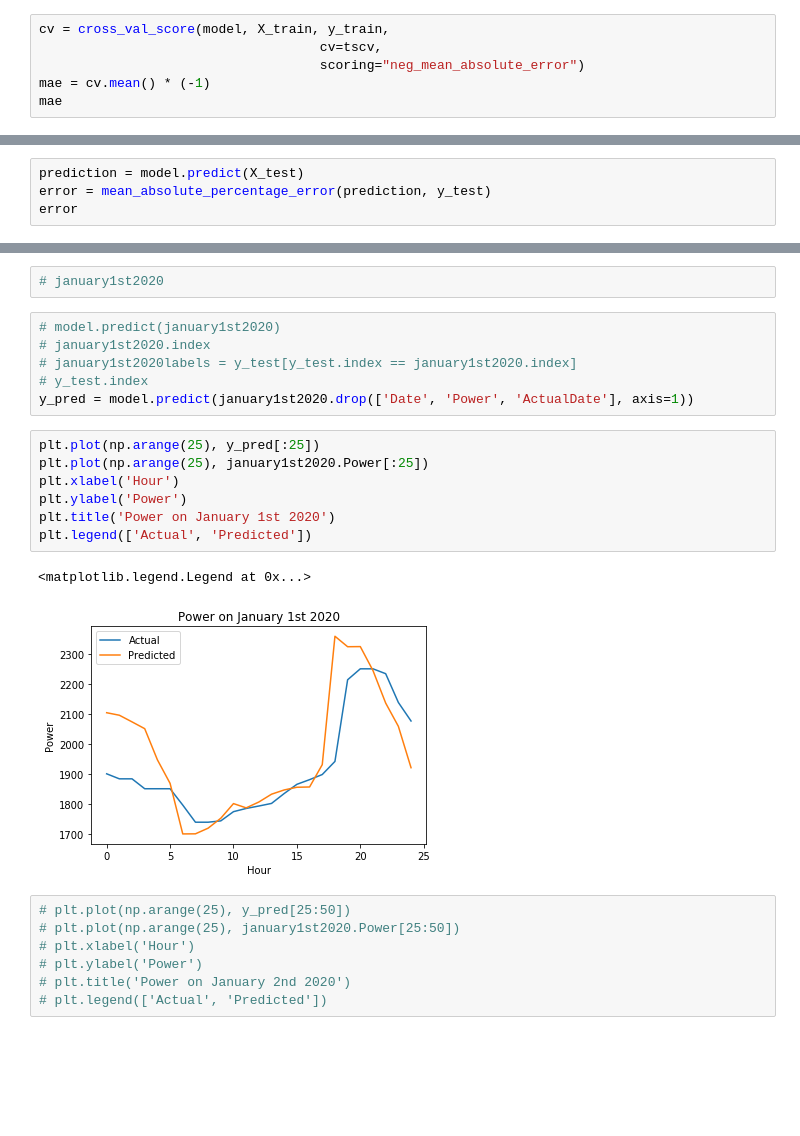
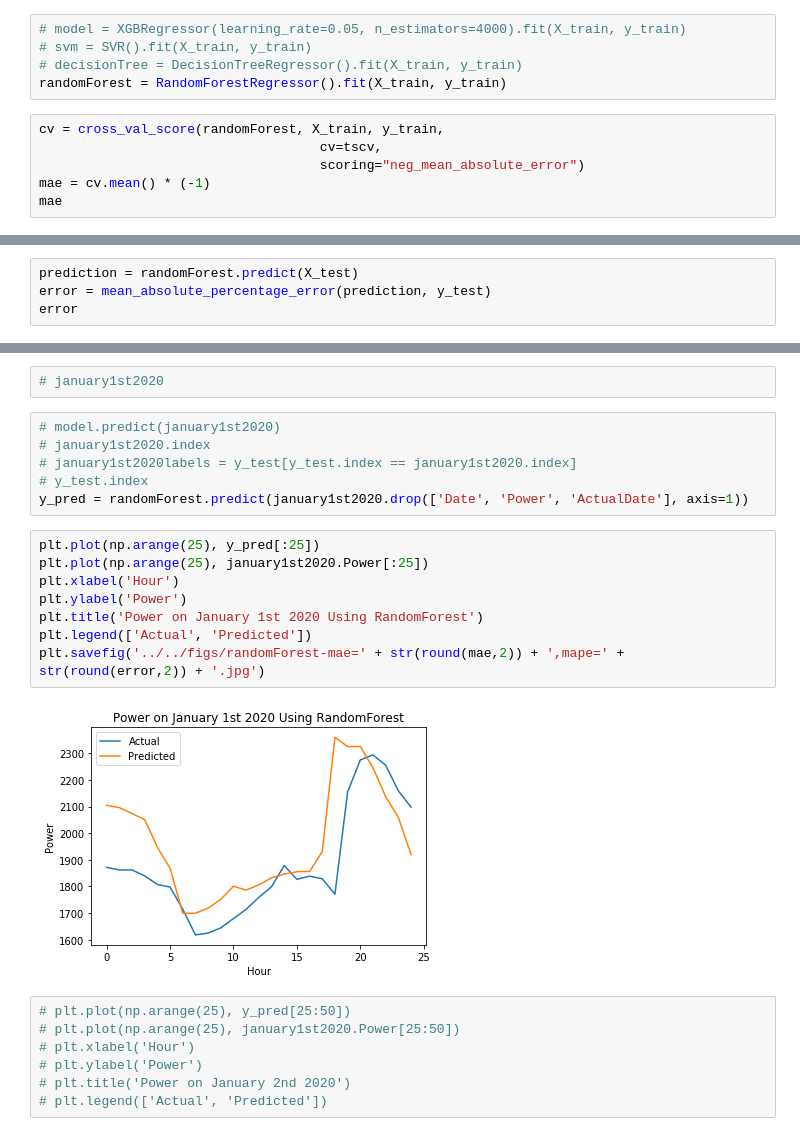
Before and after one commit to ghaffaru/electric-load-demand-forecast, a Jupyter notebook: notebooks/short-term/train_national.ipynb, the cells around one changed output, grey strips where cells are left out. Drawn from its saved outputs; the diff is of its cells as text; blank space fills up the shorter version.

```diff
--- a/notebooks/short-term/train_national.ipynb
+++ b/notebooks/short-term/train_national.ipynb
@@ -372,5 +366,10 @@ model = XGBRegressor().fit(X_train, y_train)
+# %%
+# model = XGBRegressor(learning_rate=0.05, n_estimators=4000).fit(X_train, y_train)
+# svm = SVR().fit(X_train, y_train)
+# decisionTree = DecisionTreeRegressor().fit(X_train, y_train)
+randomForest = RandomForestRegressor().fit(X_train, y_train)
 # %%
-cv = cross_val_score(model, X_train, y_train,
+cv = cross_val_score(randomForest, X_train, y_train,
                                     cv=tscv,
                                     scoring="neg_mean_absolute_error")
 mae = cv.mean() * (-1)
@@ -385,5 +379,5 @@ mae
 # %%
-prediction = model.predict(X_test)
+prediction = randomForest.predict(X_test)
 error = mean_absolute_percentage_error(prediction, y_test)
 error
 # %% [output]
@@ -399,17 +393,17 @@ january1st2020 = fullData[(fullData['Month']== 1) & (fullData['Year'] == 2020) &
 # january1st2020.index
 # january1st2020labels = y_test[y_test.index == january1st2020.index]
 # y_test.index
-y_pred = model.predict(january1st2020.drop(['Date', 'Power', 'ActualDate'], axis=1))
+y_pred = randomForest.predict(january1st2020.drop(['Date', 'Power', 'ActualDate'], axis=1))
 # %%
 plt.plot(np.arange(25), y_pred[:25])
 plt.plot(np.arange(25), january1st2020.Power[:25])
 plt.xlabel('Hour')
 plt.ylabel('Power')
-plt.title('Power on January 1st 2020')
+plt.title('Power on January 1st 2020 Using RandomForest')
 plt.legend(['Actual', 'Predicted'])
+plt.savefig('../../figs/randomForest-mae=' + str(round(mae,2)) + ',mape=' + str(round(error,2)) + '.jpg')
 # %% [output]
-<matplotlib.legend.Legend at 0x...>
-[figure, old version]
+[figure, new version]
 # %%
 # plt.plot(np.arange(25), y_pred[25:50])
 # plt.plot(np.arange(25), january1st2020.Power[25:50])
```
Also changed, not shown: parts of 18 cells of this notebook, 4 other files.
